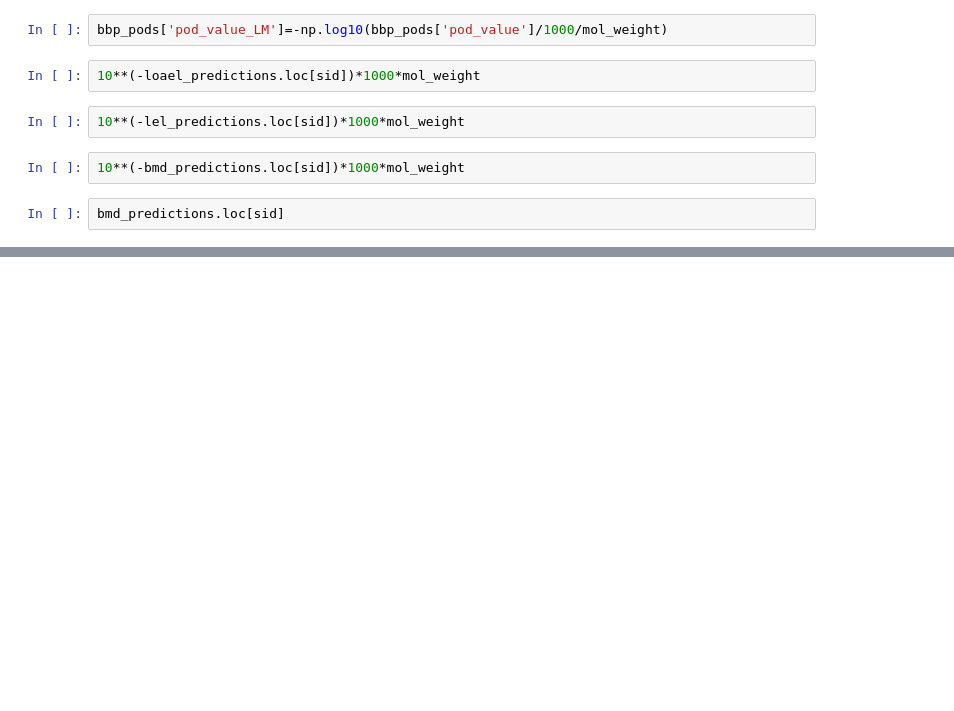
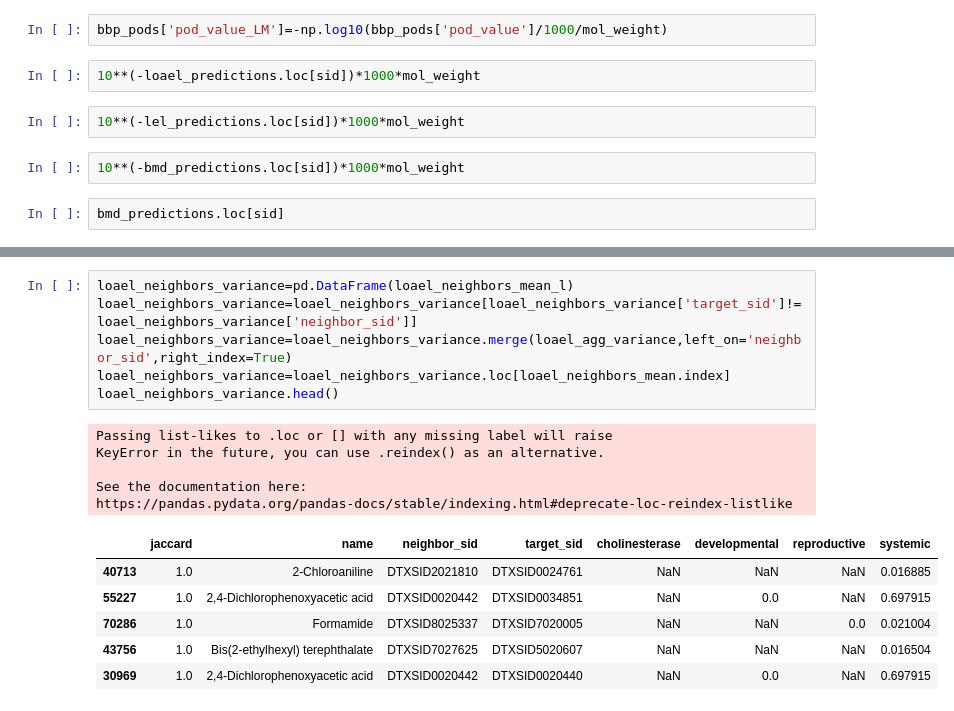
Before and after one commit to georgehelman/genra, a Jupyter notebook: notebooks/rax/rax-genra-toxref.ipynb, the cells around one changed output, grey strips where cells are left out. Saved outputs shown, nothing was run; the diff lists cells and outputs as text; blank space fills up the shorter version.

```diff
--- a/notebooks/rax/rax-genra-toxref.ipynb
+++ b/notebooks/rax/rax-genra-toxref.ipynb
@@ -519,0 +591,18 @@ bmd_predictions.loc[sid]
+# %%
+loael_neighbors_variance=pd.DataFrame(loael_neighbors_mean_l)
+loael_neighbors_variance=loael_neighbors_variance[loael_neighbors_variance['target_sid']!=loael_neighbors_variance['neighbor_sid']]
+loael_neighbors_variance=loael_neighbors_variance.merge(loael_agg_variance,left_on='neighbor_sid',right_index=True)
+loael_neighbors_variance=loael_neighbors_variance.loc[loael_neighbors_mean.index]
+loael_neighbors_variance.head()
+# %% [output]
+Passing list-likes to .loc or [] with any missing label will raise
+KeyError in the future, you can use .reindex() as an alternative.
+
+See the documentation here:
+https://pandas.pydata.org/pandas-docs/stable/indexing.html#deprecate-loc-reindex-listlike
+|  | jaccard | name | neighbor_sid | target_sid | cholinesterase | developmental | reproductive | systemic |
+| 40713 | 1.0 | 2-Chloroaniline | DTXSID2021810 | DTXSID0024761 | NaN | NaN | NaN | 0.016885 |
+| 55227 | 1.0 | 2,4-Dichlorophenoxyacetic acid | DTXSID0020442 | DTXSID0034851 | NaN | 0.0 | NaN | 0.697915 |
+| 70286 | 1.0 | Formamide | DTXSID8025337 | DTXSID7020005 | NaN | NaN | 0.0 | 0.021004 |
+| 43756 | 1.0 | Bis(2-ethylhexyl) terephthalate | DTXSID7027625 | DTXSID5020607 | NaN | NaN | NaN | 0.016504 |
+| 30969 | 1.0 | 2,4-Dichlorophenoxyacetic acid | DTXSID0020442 | DTXSID0020440 | NaN | 0.0 | NaN | 0.697915 |
```
Also changed, not shown: parts of 16 cells of this notebook, 1 other file.
